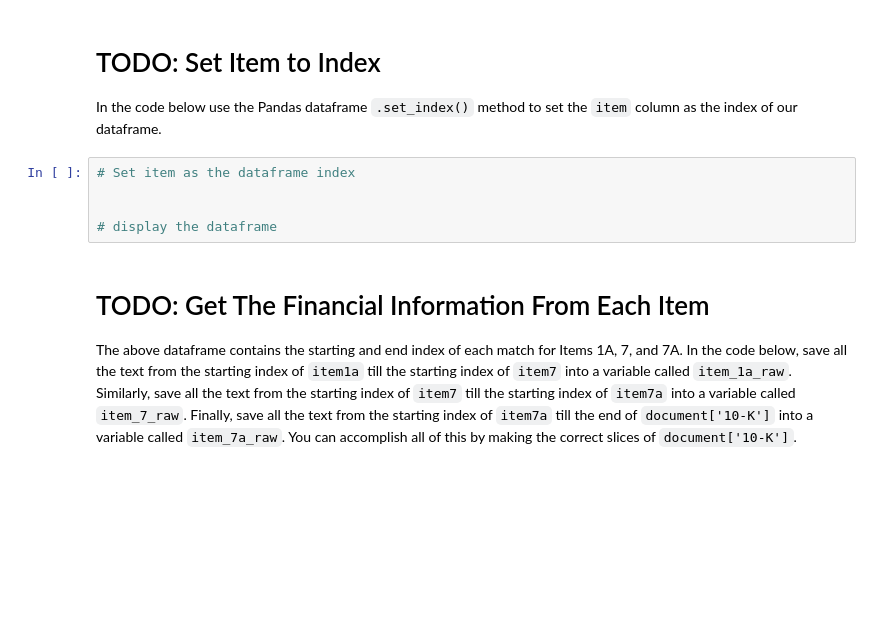
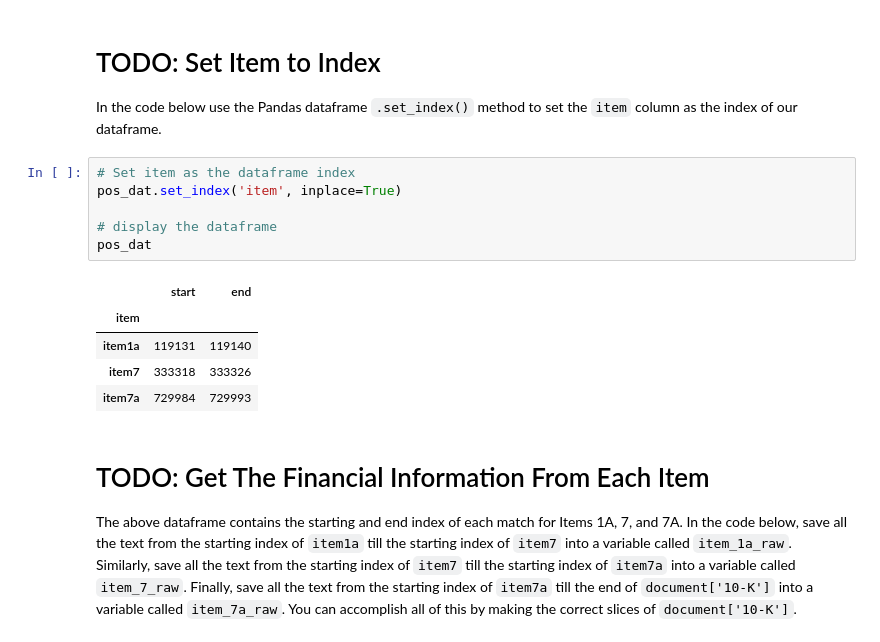
Before and after one commit to RocioLiu/AI-for-Trading, a Jupyter notebook: 2. AI Algorithms in Trading/Lesson5_financial-statements/applying_regexes_10ks.ipynb, the cells around one changed output. Cells and saved outputs as stored; diff of their text form; blank space fills up the shorter version.

```diff
--- a/2. AI Algorithms in Trading/Lesson5_financial-statements/applying_regexes_10ks.ipynb
+++ b/2. AI Algorithms in Trading/Lesson5_financial-statements/applying_regexes_10ks.ipynb
@@ -163,9 +221,16 @@ pos_dat =
 In the code below use the Pandas dataframe `.set_index()` method to set the `item`  column as the index of our dataframe.
 # %%
 # Set item as the dataframe index
-
+pos_dat.set_index('item', inplace=True)
 
 # display the dataframe
+pos_dat
+# %% [output]
+|  | start | end |
+| item |  |  |
+| item1a | 119131 | 119140 |
+| item7 | 333318 | 333326 |
+| item7a | 729984 | 729993 |
 # %% [markdown]
 # TODO: Get The Financial Information From Each Item
 
```
Also changed, not shown: parts of 8 cells of this notebook.
